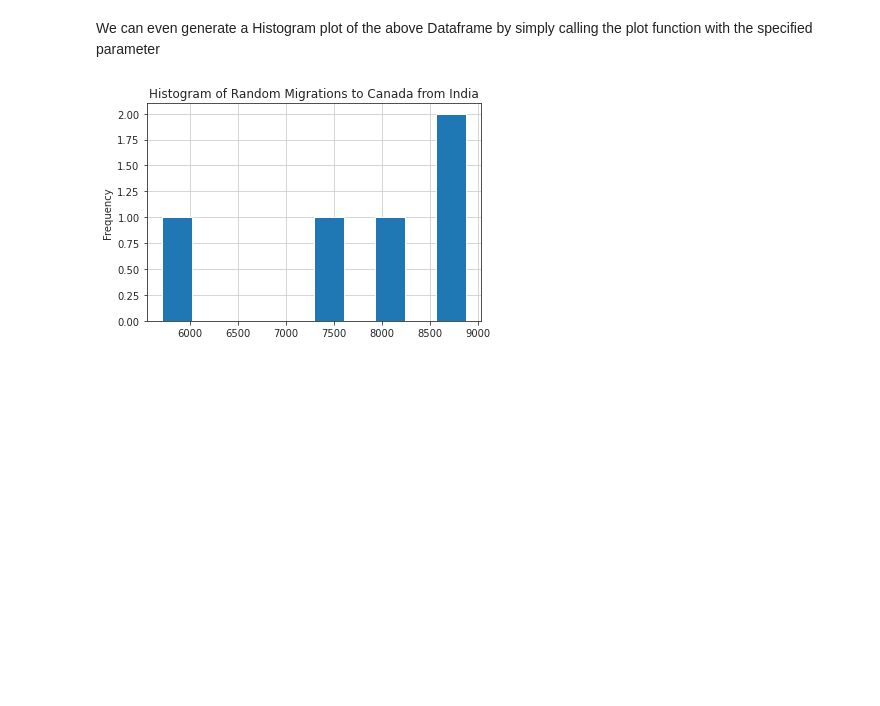
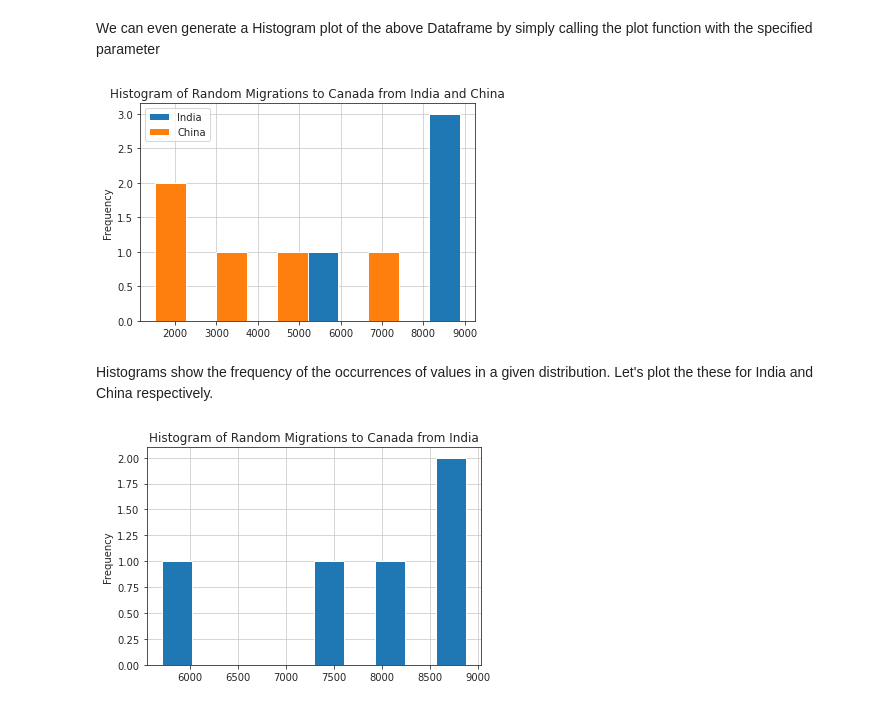
Before and after one commit to Lawrence-Krukrubo/Effective_Plotting_with_Matplotlib, a Jupyter notebook: Part_2_matplotlib_pandas.ipynb, the cells around one changed output. Cells and saved outputs as stored; diff of their text form; code cells hidden in the pictures; blank space fills up the shorter version.

```diff
--- a/Part_2_matplotlib_pandas.ipynb
+++ b/Part_2_matplotlib_pandas.ipynb
@@ -50,6 +52,16 @@ plt.show()
 [figure]
 # %% [markdown]
 We can even generate a Histogram plot of the above Dataframe by simply calling the plot function with the specified parameter
+# %%
+sns.set_style('ticks')
+india_china_df.plot(kind='hist')
+plt.grid()
+plt.title('Histogram of Random Migrations to Canada from India and China')
+plt.show()
+# %% [output]
+[figure, added]
+# %% [markdown]
+Histograms show the frequency of the occurrences of values in a given distribution. Let's plot the these for India and China respectively.
 # %%
 # First let's plot the histogram for Indian values
 sns.set_style('ticks')
```
Also changed, not shown: parts of 42 cells of this notebook.
